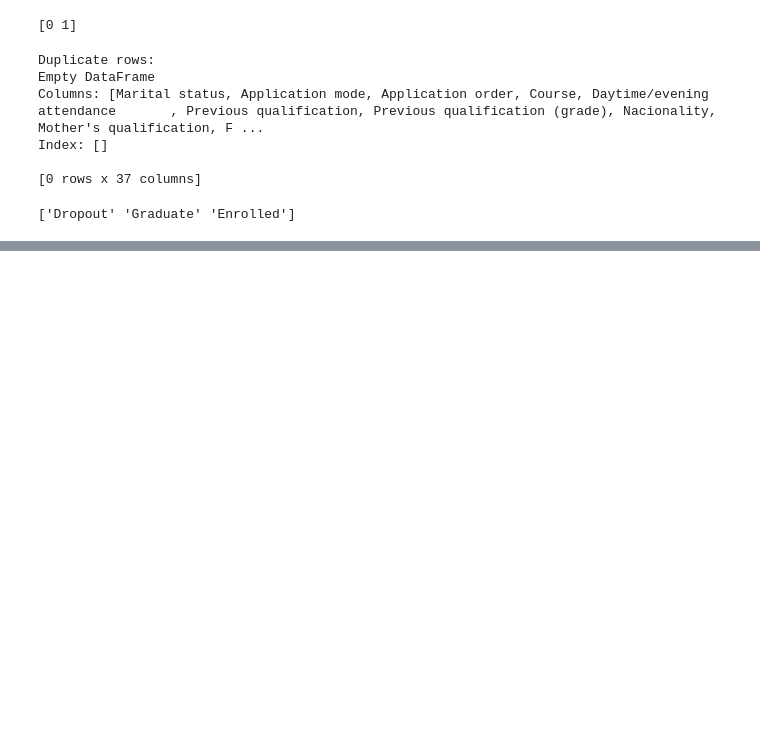
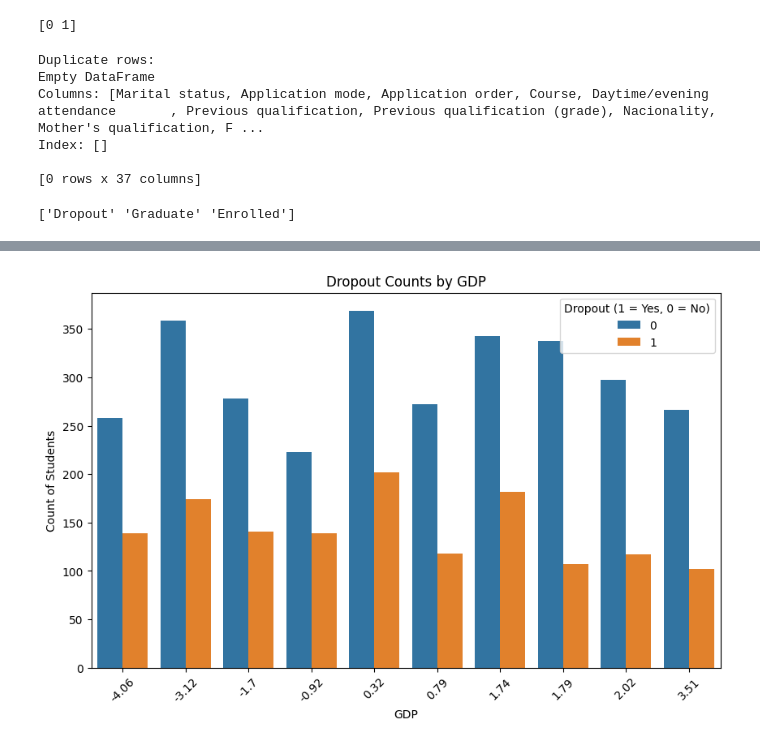
Before and after one commit to Glory995/StudentDroupoutPrediction, a Jupyter notebook: studentdroupout.ipynb, the cells around one changed output, grey strips where cells are left out. Drawn from its saved outputs; the diff is of its cells as text; code cells hidden in the pictures; blank space fills up the shorter version.

```diff
--- a/studentdroupout.ipynb
+++ b/studentdroupout.ipynb
@@ -296,0 +433,18 @@ Name: Target, dtype: float64
+# %%
+import seaborn as sns
+import matplotlib.pyplot as plt
+
+# Group the data by GDP and Target, and count the occurrences
+gdp_dropout_counts = data.groupby(['GDP', 'Target']).size().reset_index(name='Count')
+
+# Plot the counts
+plt.figure(figsize=(10, 6))
+sns.barplot(x='GDP', y='Count', hue='Target', data=gdp_dropout_counts)
+plt.title('Dropout Counts by GDP')
+plt.xlabel('GDP')
+plt.ylabel('Count of Students')
+plt.xticks(rotation=45)
+plt.legend(title='Dropout (1 = Yes, 0 = No)')
+plt.show()
+# %% [output]
+[figure, added]
```
Also changed, not shown: parts of 20 cells of this notebook.
